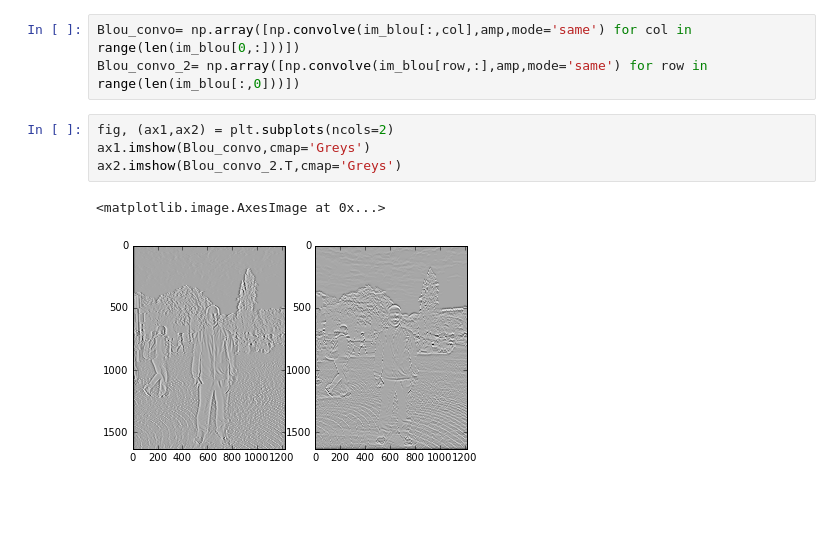
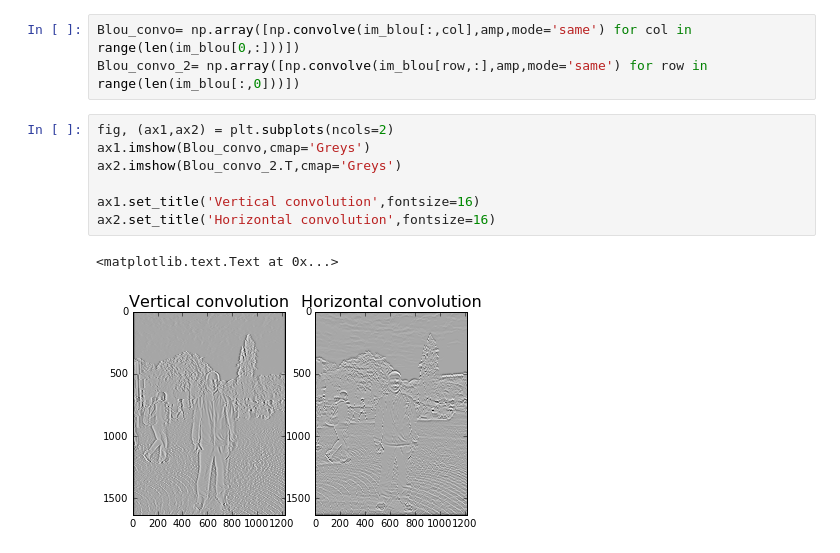
Before and after one commit to mablou/ClubLecture, a Jupyter notebook: Invitation_CL3.ipynb, the cells around one changed output. Saved outputs shown, nothing was run; the diff lists cells and outputs as text; blank space fills up the shorter version.

```diff
--- a/Invitation_CL3.ipynb
+++ b/Invitation_CL3.ipynb
@@ -64,7 +64,10 @@ Blou_convo_2= np.array([np.convolve(im_blou[row,:],amp,mode='same') for row in r
 # %%
 fig, (ax1,ax2) = plt.subplots(ncols=2)
 ax1.imshow(Blou_convo,cmap='Greys')
 ax2.imshow(Blou_convo_2.T,cmap='Greys')
+
+ax1.set_title('Vertical convolution',fontsize=16)
+ax2.set_title('Horizontal convolution',fontsize=16)
 # %% [output]
-<matplotlib.image.AxesImage at 0x...>
+<matplotlib.text.Text at 0x...>
-[figure, old version]
+[figure, new version]
```
Also changed, not shown: parts of 2 cells of this notebook.
